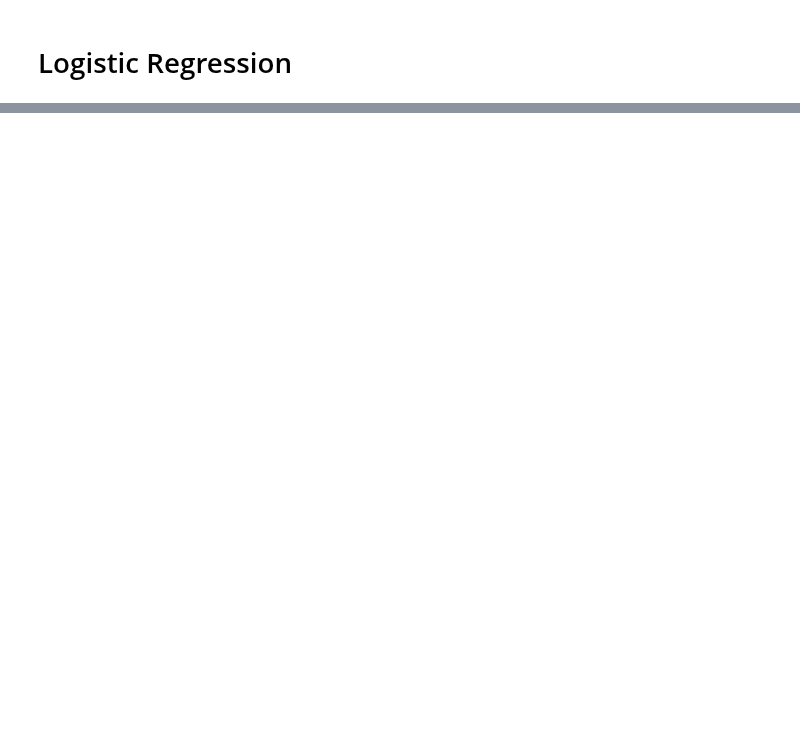
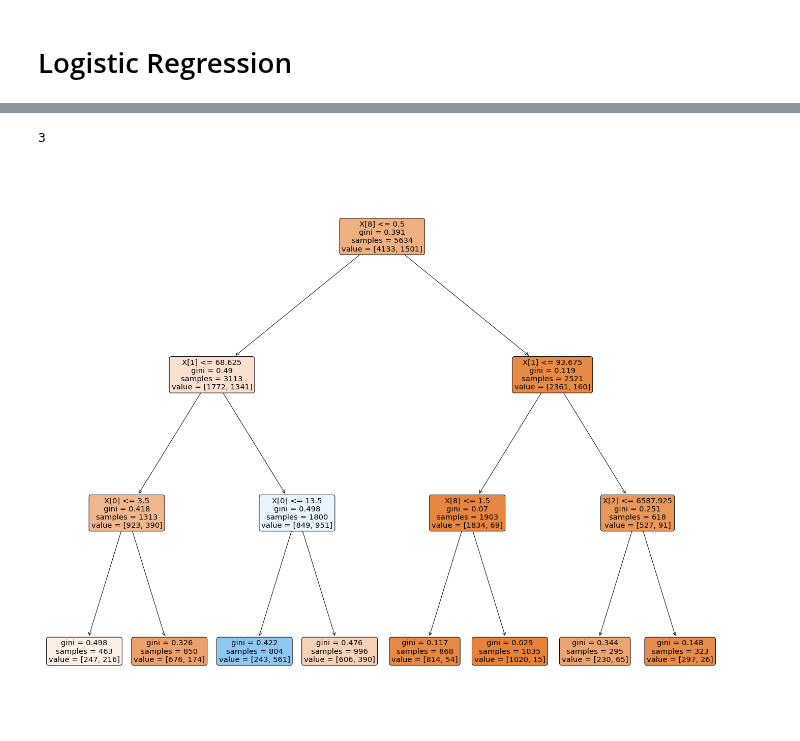
Before and after one commit to NHer0/IronEnrique, a Jupyter notebook: Logistic_Regression_Lab/Logistic_Regression_Lab.ipynb, the cells around one changed output, grey strips where cells are left out. Drawn from its saved outputs; the diff is of its cells as text; code cells hidden in the pictures; blank space fills up the shorter version.

```diff
--- a/Logistic_Regression_Lab/Logistic_Regression_Lab.ipynb
+++ b/Logistic_Regression_Lab/Logistic_Regression_Lab.ipynb
@@ -314,0 +419,4 @@ Confusion matrix for the test set
+# %%
+transformed = my_transformations(x, y, test_size=0.2, numerical=True, scaler=None, categorical=True, ordinal_dict=ord_dict, nominal_list=nom_list)
+train = transformed["train"]
+test = transformed["test"]
@@ -314,0 +434,3 @@ Confusion matrix for the test set
+# %%
+train = transformed["train"]
+test = transformed["test"]
@@ -314,0 +453,5 @@ Confusion matrix for the test set
+# %%
+x_train = pd.concat([train[0], train[1], train[2]], axis=1)
+y_train = train[3]
+x_test = pd.concat([test[0], test[1], test[2]], axis=1)
+y_test = test[3]
@@ -314,0 +474,7 @@ Confusion matrix for the test set
+# %%
+model = DecisionTreeClassifier(max_depth=3)
+model.fit(x_train, y_train)
+y_pred_train = model.predict(x_train)
+y_pred_test = model.predict(x_test)
+performance_tree = perf_classification(y_train, y_test, y_pred_train, y_pred_test, pos_label="Yes", plot=True)
+display(performance_tree["performance"])
@@ -314,0 +493,11 @@ Confusion matrix for the test set
+# %%
+model.get_depth()
+# %% [output]
+3
+# %%
+fig, axes = plt.subplots(nrows = 1,ncols = 1,figsize = (24,20))
+
+plot_tree(model, filled = True, rounded=True)
+plt.show()
+# %% [output]
+[figure, added]
```
Also changed, not shown: parts of 67 cells of this notebook.
